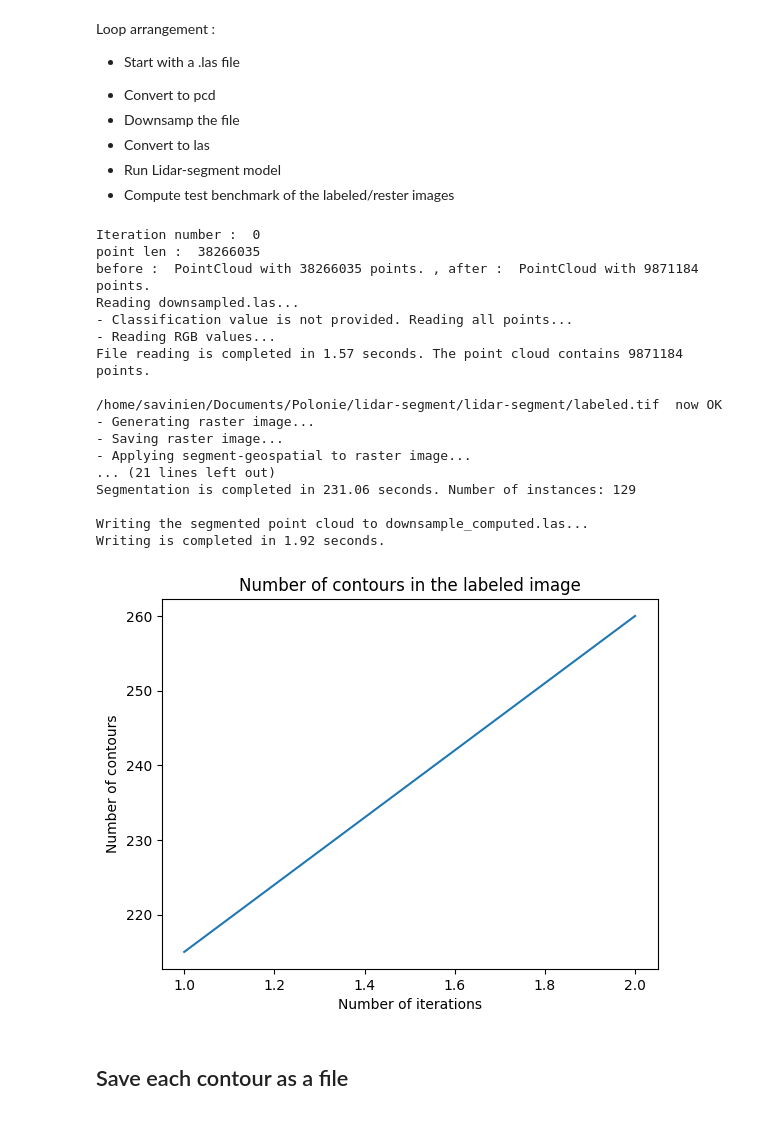
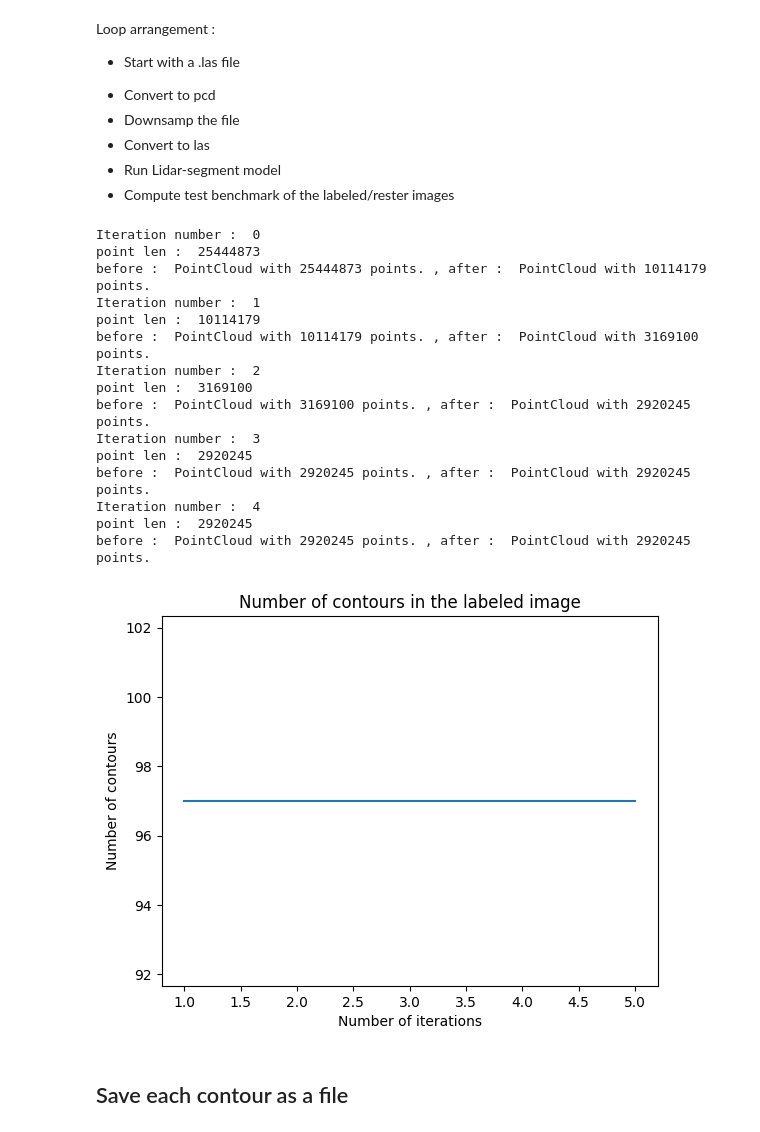
Before and after one commit to LRMPUT/internship_enssat_put, a Jupyter notebook: lidar-segment/lidar-segment/main.ipynb, the cells around one changed output. Cells and saved outputs as stored; diff of their text form; code cells hidden in the pictures.

```diff
--- a/lidar-segment/lidar-segment/main.ipynb
+++ b/lidar-segment/lidar-segment/main.ipynb
@@ -135,51 +136,49 @@ nb_contour_list = list()
 nb_pointcloud = list()
 contours = list()
 
 for i in range(nb_iteration):
     print("Iteration number : ", i)
     if(i == 0):
         pcd_before = convert_las_to_pcd(las)
         pcd_downsample, nb_pointcloud_after = voxel_downsample(pcd_before, nb_pointcloud, voxel_size)
     else:
         las = laspy.read(las_downsample)
         pcd_before = convert_las_to_pcd(las)
         pcd_downsample, nb_pointcloud_after = voxel_downsample(pcd_before, nb_pointcloud, voxel_size * 2)
 
     nb_pointcloud = nb_pointcloud_after
 
     las_downsample = convert_pcd_to_las(point_cloud=pcd_downsample, las_file=las_downsample)
 
-    compute_segment_lidar(las_downsample, las_downsample_computed, label_path, raster_path)
+    #compute_segment_lidar(las_downsample, las_downsample_computed, label_path, raster_path)
 
     # Run benchmark
     nb_contour_list, contour = benchmark(label_path, nb_contour_list)
     contours.append(contour)
 
 xs = [x+1 for x in range(len(nb_contour_list))]
 plt.plot(xs, nb_contour_list)
 plt.xlabel("Number of iterations")
 plt.ylabel("Number of contours")
 plt.title("Number of contours in the labeled image")
 plt.show()
 # %% [output]
 Iteration number :  0
-point len :  38266035
-before :  PointCloud with 38266035 points. , after :  PointCloud with 9871184 points.
-Reading downsampled.las...
-- Classification value is not provided. Reading all points...
-- Reading RGB values...
-File reading is completed in 1.57 seconds. The point cloud contains 9871184 points.
-
-/home/savinien/Documents/Polonie/lidar-segment/lidar-segment/labeled.tif  now OK
-- Generating raster image...
-- Saving raster image...
-- Applying segment-geospatial to raster image...
-... (21 lines left out)
-Segmentation is completed in 231.06 seconds. Number of instances: 129
-
-Writing the segmented point cloud to downsample_computed.las...
-Writing is completed in 1.92 seconds.
+point len :  25444873
+before :  PointCloud with 25444873 points. , after :  PointCloud with 10114179 points.
+Iteration number :  1
+point len :  10114179
+before :  PointCloud with 10114179 points. , after :  PointCloud with 3169100 points.
+Iteration number :  2
+point len :  3169100
+before :  PointCloud with 3169100 points. , after :  PointCloud with 2920245 points.
+Iteration number :  3
+point len :  2920245
+before :  PointCloud with 2920245 points. , after :  PointCloud with 2920245 points.
+Iteration number :  4
+point len :  2920245
+before :  PointCloud with 2920245 points. , after :  PointCloud with 2920245 points.
-[figure, old version]
+[figure, new version]
 # %% [markdown]
 ## Save each contour as a file
 # %%
```
Also changed, not shown: parts of 9 cells of this notebook, 1 other file.
